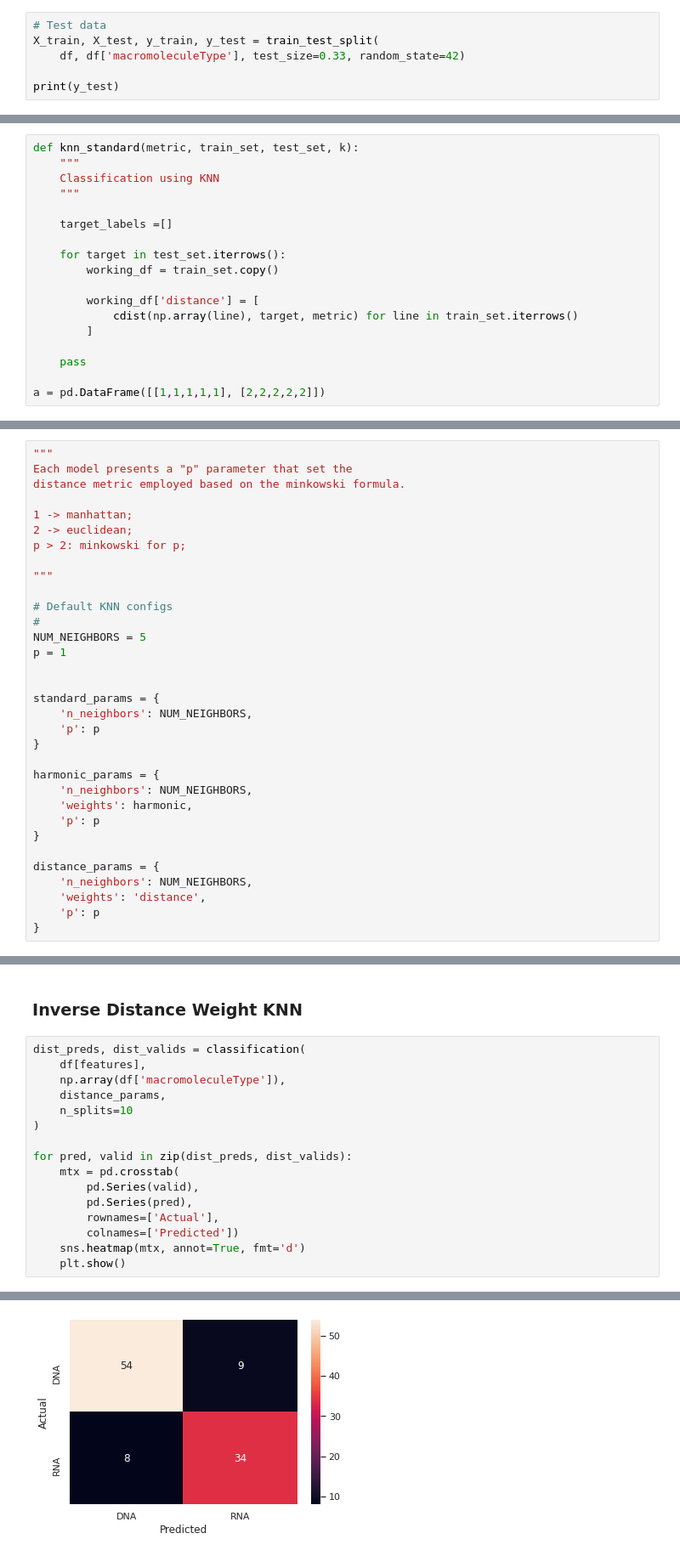
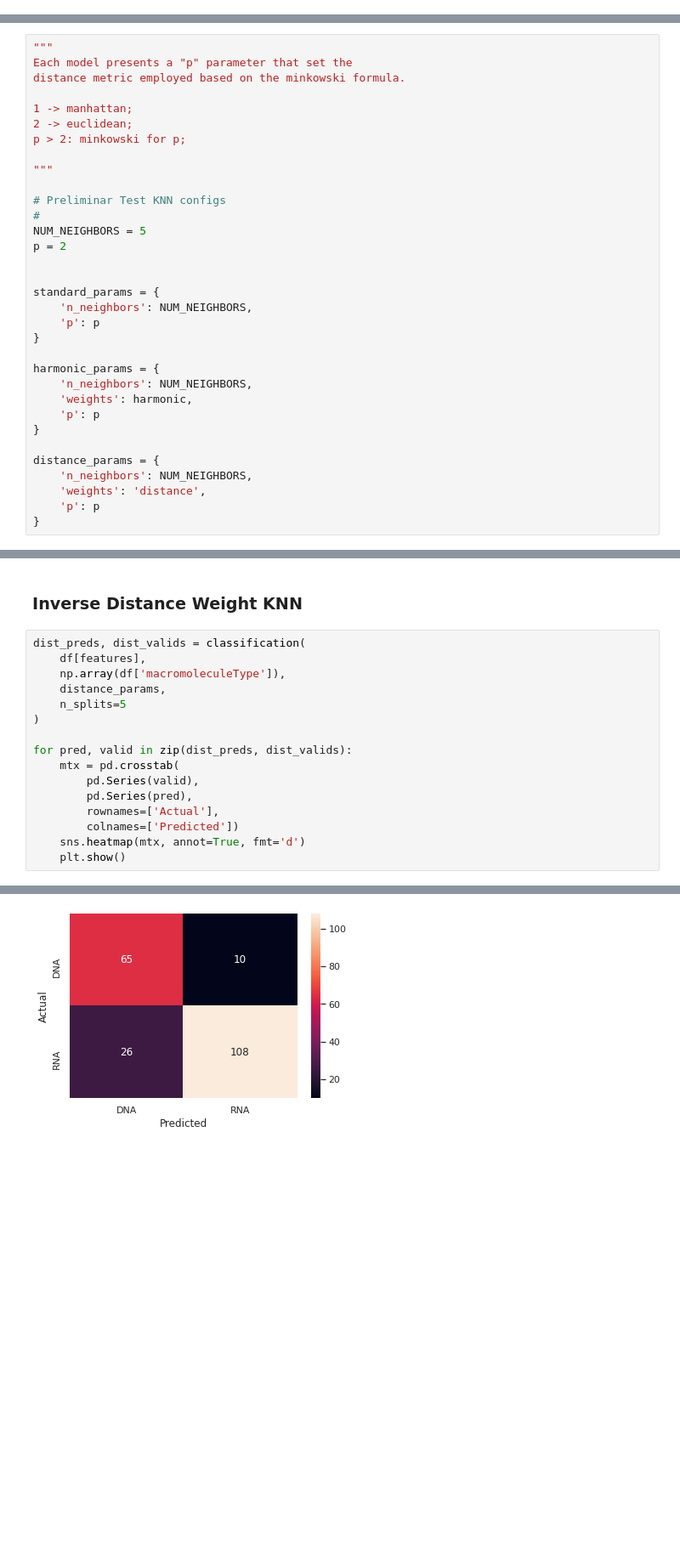
Before and after one commit to alanpbandeira/DAF-projects, a Jupyter notebook: protein_classification/notebooks/KNN-Experiments.ipynb, the cells around one changed output, grey strips where cells are left out. Shown: that part at 85% size. Saved outputs shown, nothing was run; the diff lists cells and outputs as text; blank space fills up the shorter version.

```diff
--- a/protein_classification/notebooks/KNN-Experiments.ipynb
+++ b/protein_classification/notebooks/KNN-Experiments.ipynb
@@ -103,6 +86,0 @@ def get_neighbors(
-# %%
-# Test data
-X_train, X_test, y_train, y_test = train_test_split(
-    df, df['macromoleculeType'], test_size=0.33, random_state=42)
-
-print(y_test)
@@ -182,21 +95,3 @@ See the caveats in the documentation: https://pandas.pydata.org/pandas-docs/stab
-# %%
-def knn_standard(metric, train_set, test_set, k):
-    """
-    Classification using KNN
-    """
-
-    target_labels =[]
-
-    for target in test_set.iterrows():
-        working_df = train_set.copy()
-
-        working_df['distance'] = [
-            cdist(np.array(line), target, metric) for line in train_set.iterrows()
-        ]
-
-    pass
-
-a = pd.DataFrame([[1,1,1,1,1], [2,2,2,2,2]])
 # %%
 def harmonic(distances: np.array) -> np.array:
     """
@@ -222,10 +117,10 @@ p > 2: minkowski for p;
 
 """
 
-# Default KNN configs
+# Preliminar Test KNN configs
 #
 NUM_NEIGHBORS = 5
-p = 1
+p = 2
 
 
 standard_params = {
@@ -331,7 +228,7 @@ dist_preds, dist_valids = classification(
     df[features],
     np.array(df['macromoleculeType']),
     distance_params,
-    n_splits=10
+    n_splits=5
 )
 
 for pred, valid in zip(dist_preds, dist_valids):
@@ -348 +245 @@ for pred, valid in zip(dist_preds, dist_valids):
-[figure, old version]
+[figure, new version]
```
Also changed, not shown: parts of 14 cells of this notebook, 2 other files.
